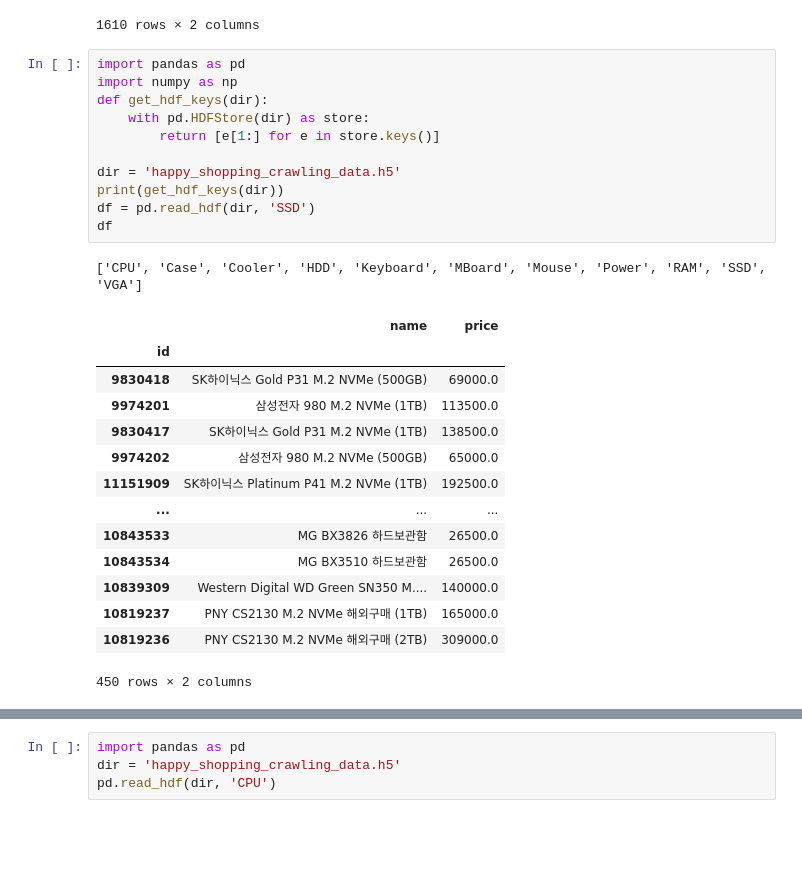
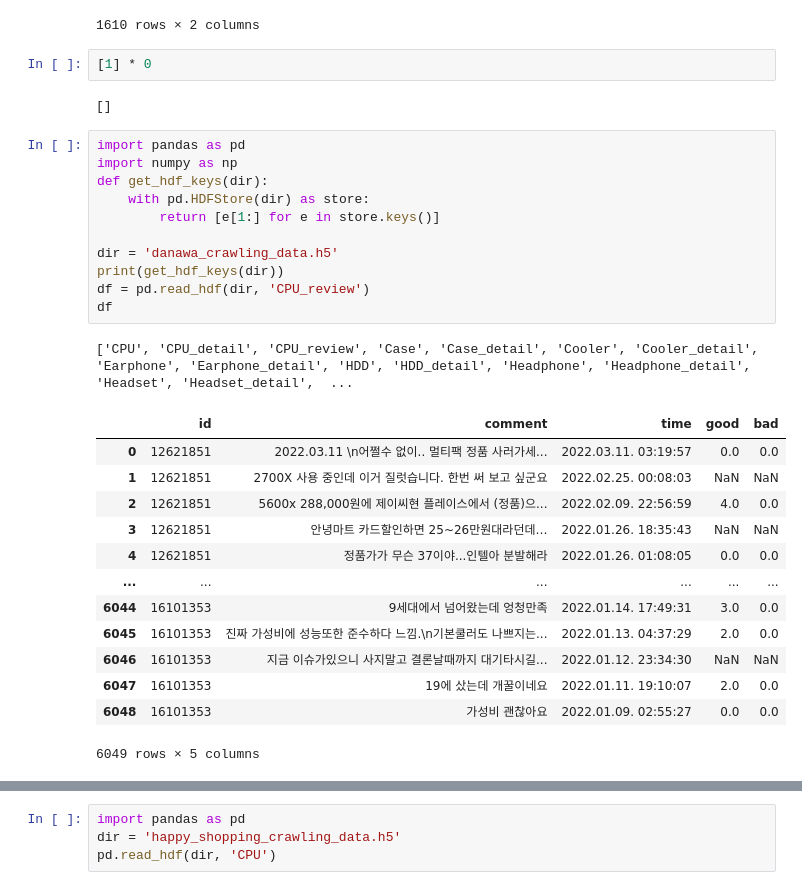
Before and after one commit to seokjin1013/computer-rec-crawling, a Jupyter notebook: test.ipynb, the cells around one changed output, grey strips where cells are left out. Drawn from its saved outputs; the diff is of its cells as text; blank space fills up the shorter version.

```diff
--- a/test.ipynb
+++ b/test.ipynb
@@ -207,30 +207,33 @@ df
 | 11209487 | GIGABYTE B660 AORUS ELITE D4 제이씨현 | NaN |
 | 10005863 | ASUS ROG STRIX Z490-E GAMING + KO... | NaN |
 1610 rows × 2 columns
+# %%
+[1] * 0
+# %% [output]
+[]
 # %%
 import pandas as pd
 import numpy as np
 def get_hdf_keys(dir):
     with pd.HDFStore(dir) as store:
         return [e[1:] for e in store.keys()]
 
-dir = 'happy_shopping_crawling_data.h5'
+dir = 'danawa_crawling_data.h5'
 print(get_hdf_keys(dir))
-df = pd.read_hdf(dir, 'SSD')
+df = pd.read_hdf(dir, 'CPU_review')
 df
 # %% [output]
-['CPU', 'Case', 'Cooler', 'HDD', 'Keyboard', 'MBoard', 'Mouse', 'Power', 'RAM', 'SSD', 'VGA']
+['CPU', 'CPU_detail', 'CPU_review', 'Case', 'Case_detail', 'Cooler', 'Cooler_detail', 'Earphone', 'Earphone_detail', 'HDD', 'HDD_detail', 'Headphone', 'Headphone_detail', 'Headset', 'Headset_detail',  ...
-|  | name | price |
-| id |  |  |
-| 9830418 | SK하이닉스 Gold P31 M.2 NVMe (500GB) | 69000.0 |
-| 9974201 | 삼성전자 980 M.2 NVMe (1TB) | 113500.0 |
-| 9830417 | SK하이닉스 Gold P31 M.2 NVMe (1TB) | 138500.0 |
-| 9974202 | 삼성전자 980 M.2 NVMe (500GB) | 65000.0 |
-| 11151909 | SK하이닉스 Platinum P41 M.2 NVMe (1TB) | 192500.0 |
-| ... | ... | ... |
-| 10843533 | MG BX3826 하드보관함 | 26500.0 |
-| 10843534 | MG BX3510 하드보관함 | 26500.0 |
-| 10839309 | Western Digital WD Green SN350 M.... | 140000.0 |
-| 10819237 | PNY CS2130 M.2 NVMe 해외구매 (1TB) | 165000.0 |
-| 10819236 | PNY CS2130 M.2 NVMe 해외구매 (2TB) | 309000.0 |
+|  | id | comment | time | good | bad |
+| 0 | 12621851 | 2022.03.11 \n어쩔수 없이.. 멀티팩 정품 사러가세... | 2022.03.11. 03:19:57 | 0.0 | 0.0 |
+| 1 | 12621851 | 2700X 사용 중인데 이거 질럿습니다. 한번 써 보고 싶군요 | 2022.02.25. 00:08:03 | NaN | NaN |
+| 2 | 12621851 | 5600x 288,000원에 제이씨현 플레이스에서 (정품)으... | 2022.02.09. 22:56:59 | 4.0 | 0.0 |
+| 3 | 12621851 | 안녕마트 카드할인하면 25~26만원대라던데… | 2022.01.26. 18:35:43 | NaN | NaN |
+| 4 | 12621851 | 정품가가 무슨 37이야...인텔아 분발해라 | 2022.01.26. 01:08:05 | 0.0 | 0.0 |
+| ... | ... | ... | ... | ... | ... |
+| 6044 | 16101353 | 9세대에서 넘어왔는데 엉청만족 | 2022.01.14. 17:49:31 | 3.0 | 0.0 |
+| 6045 | 16101353 | 진짜 가성비에 성능또한 준수하다 느낌.\n기본쿨러도 나쁘지는... | 2022.01.13. 04:37:29 | 2.0 | 0.0 |
+| 6046 | 16101353 | 지금 이슈가있으니 사지말고 결론날때까지 대기타시길... | 2022.01.12. 23:34:30 | NaN | NaN |
+| 6047 | 16101353 | 19에 샀는데 개꿀이네요 | 2022.01.11. 19:10:07 | 2.0 | 0.0 |
+| 6048 | 16101353 | 가성비 괜찮아요 | 2022.01.09. 02:55:27 | 0.0 | 0.0 |
-450 rows × 2 columns
+6049 rows × 5 columns
```
Also changed, not shown: parts of 3 cells of this notebook, 6 other files.
